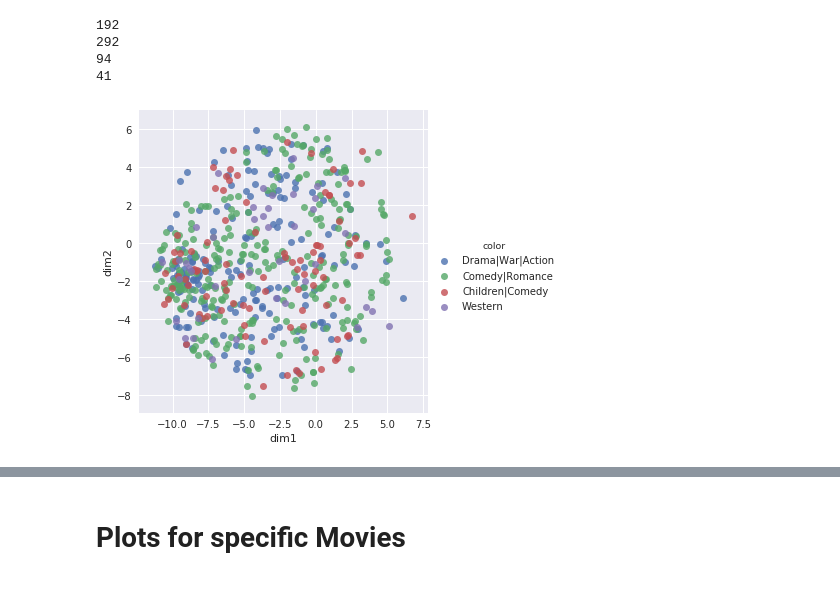
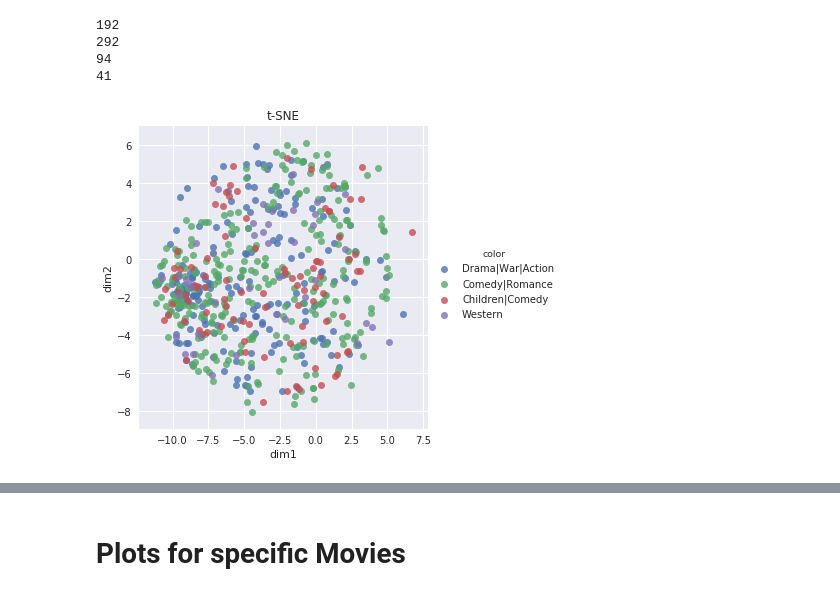
Before and after one commit to DaniSanchezSantolaya/RNN-customer-behavior, a Jupyter notebook: src/Analysis_embeddings_trained_jointly.ipynb, the cells around one changed output, grey strips where cells are left out. Cells and saved outputs as stored; diff of their text form; code cells hidden in the pictures.

```diff
--- a/src/Analysis_embeddings_trained_jointly.ipynb
+++ b/src/Analysis_embeddings_trained_jointly.ipynb
@@ -684,18 +685,19 @@ print(len(df_tsne[df_tsne.genre_3 == 'Western']))
 # %%
 # Using the tsne with all the data
 n_samples = 40
 df_show1 = df_tsne[df_tsne.genre_3 == 'Drama|War|Action'].sample(n=192)
 df_show2 = df_tsne[df_tsne.genre_3 == 'Comedy|Romance'].sample(n=292)
 df_show3 = df_tsne[df_tsne.genre_3 == 'Children|Comedy'].sample(n=94)
 df_show4 = df_tsne[df_tsne.genre_3 == 'Western'].sample(n=41)
 df_show = pd.concat([df_show1, df_show2 ,df_show3, df_show4])
 
 
 df_plot = pd.DataFrame(dict(dim1=df_show['x'], dim2=df_show['y'], color=df_show['genre_3']))
 sns.lmplot('dim1', 'dim2', data=df_plot, hue='color', fit_reg=False)
+plt.title('t-SNE')
 plt.show()
 # %% [output]
-[figure, old version]
+[figure, new version]
 # %%
 # Using the pca with all the data
 n_samples = 40
```
Also changed, not shown: parts of 28 cells of this notebook, 8 other files.
